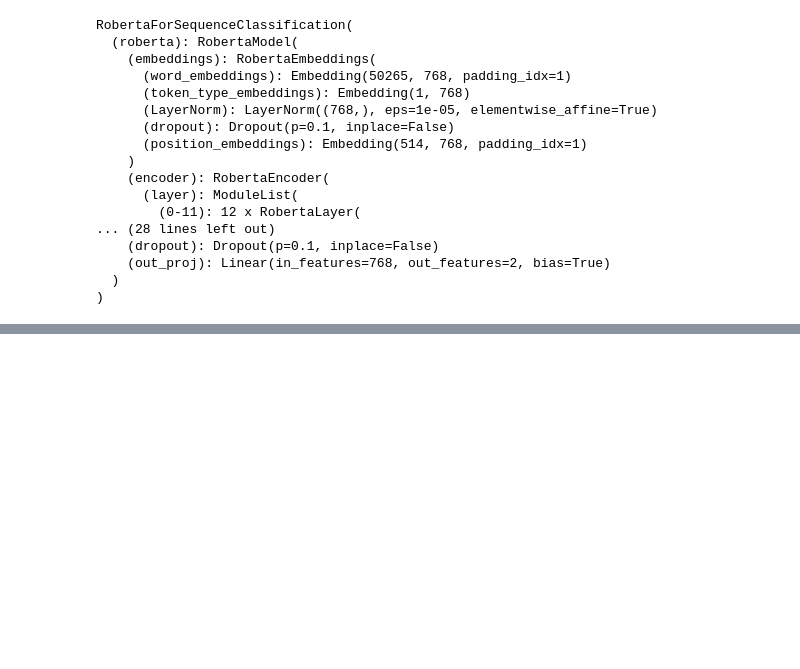
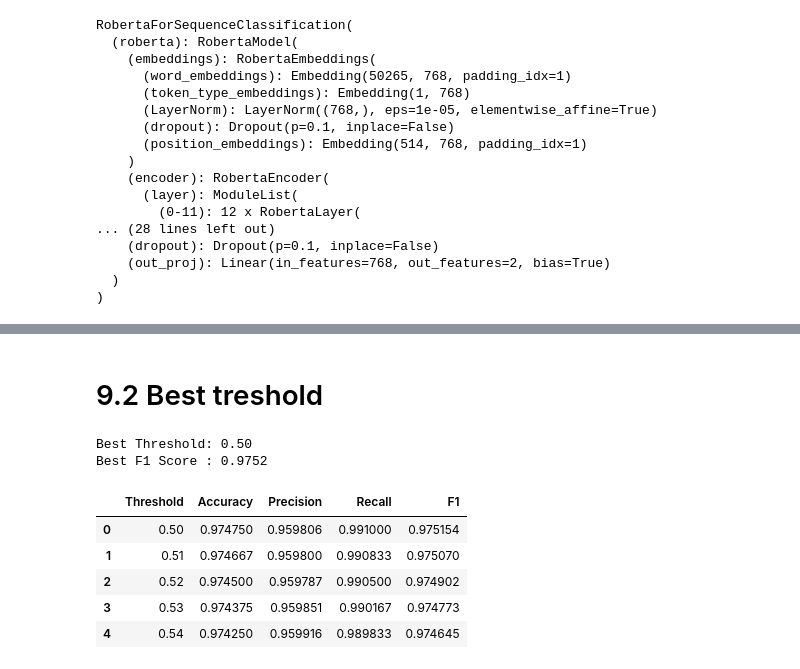
Before and after one commit to paustelito/ai-code-analyzer, a Jupyter notebook: Training/codeBERT_plagiarism_detection.ipynb, the cells around one changed output, grey strips where cells are left out. Saved outputs shown, nothing was run; the diff lists cells and outputs as text; code cells hidden in the pictures; blank space fills up the shorter version.

```diff
--- a/Training/codeBERT_plagiarism_detection.ipynb
+++ b/Training/codeBERT_plagiarism_detection.ipynb
@@ -419,0 +578,74 @@ RobertaForSequenceClassification(
+# %% [markdown]
+# 9.2 Best treshold
+# %%
+best_threshold = 0
+best_f1 = 0
+
+results_thresholds = []
+
+for threshold in np.arange(0.50, 1.00, 0.01):
+
+    predictions = (
+        similarities >= threshold
+    ).astype(int)
+
+    accuracy = accuracy_score(
+        labels,
+        predictions
+    )
+
+    precision = precision_score(
+        labels,
+        predictions,
+        zero_division=0
+    )
+
+    recall = recall_score(
+        labels,
+        predictions,
+        zero_division=0
+    )
+
+    f1 = f1_score(
+        labels,
+        predictions,
+        zero_division=0
+    )
+
+    results_thresholds.append([
+        threshold,
+        accuracy,
+        precision,
+        recall,
+        f1
+    ])
+
+    if f1 > best_f1:
+        best_f1 = f1
+        best_threshold = threshold
+
+print(f"Best Threshold: {best_threshold:.2f}")
+print(f"Best F1 Score : {best_f1:.4f}")
+# %% [output]
+Best Threshold: 0.50
+Best F1 Score : 0.9752
+# %%
+threshold_results = pd.DataFrame(
+    results_thresholds,
+    columns=[
+        "Threshold",
+        "Accuracy",
+        "Precision",
+        "Recall",
+        "F1"
+    ]
+)
+
+threshold_results.head()
+# %% [output]
+|  | Threshold | Accuracy | Precision | Recall | F1 |
+| 0 | 0.50 | 0.974750 | 0.959806 | 0.991000 | 0.975154 |
+| 1 | 0.51 | 0.974667 | 0.959800 | 0.990833 | 0.975070 |
+| 2 | 0.52 | 0.974500 | 0.959787 | 0.990500 | 0.974902 |
+| 3 | 0.53 | 0.974375 | 0.959851 | 0.990167 | 0.974773 |
+| 4 | 0.54 | 0.974250 | 0.959916 | 0.989833 | 0.974645 |
```
Also changed, not shown: parts of 44 cells of this notebook, 1 other file.
